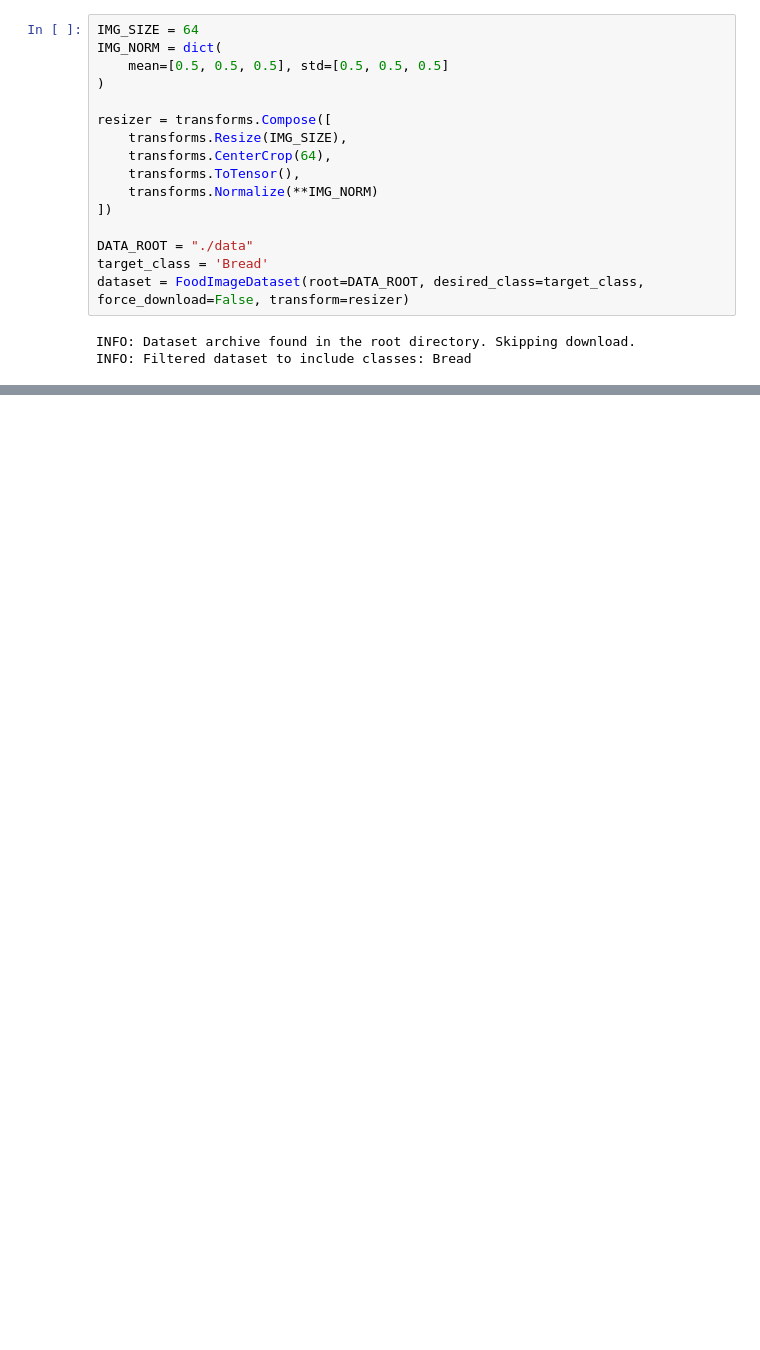
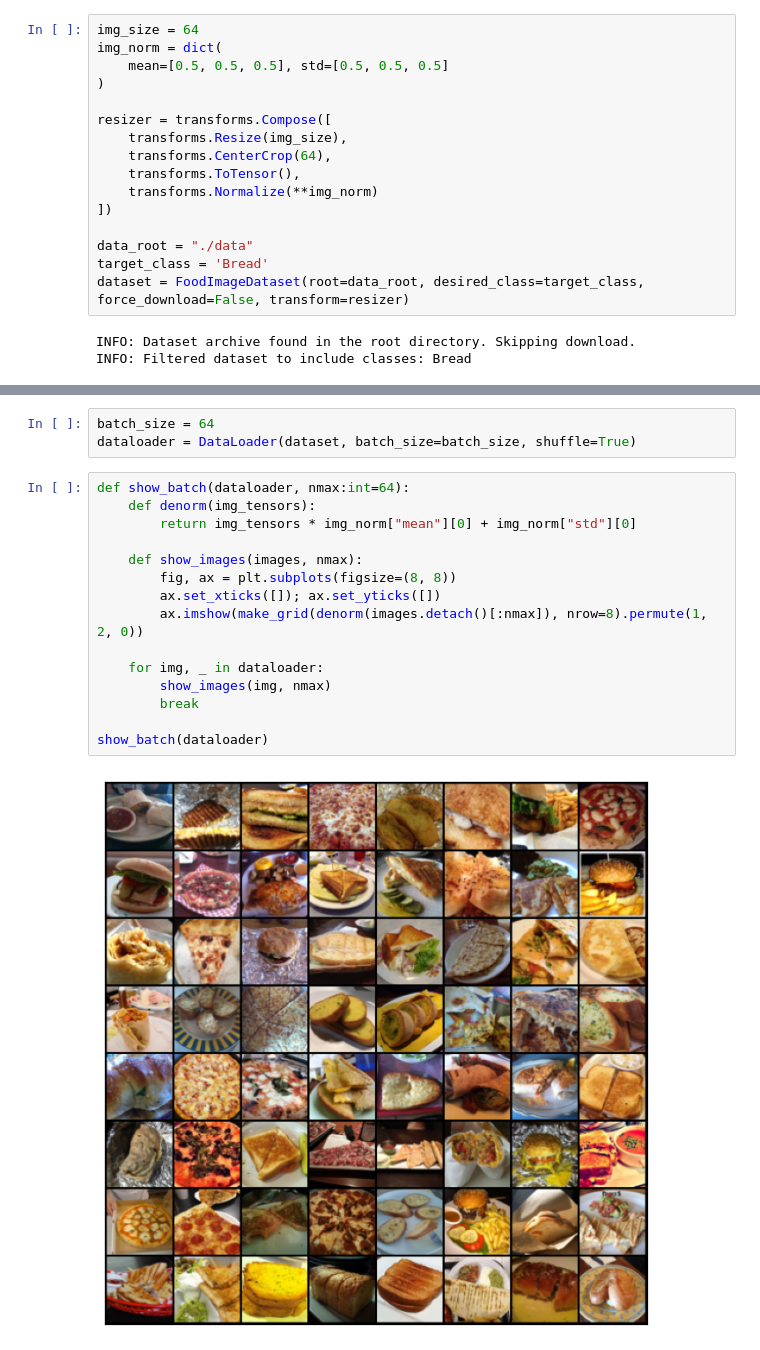
Before and after one commit to haesol1013/2024-1_dAiv_Project_Team3, a Jupyter notebook: GAN.ipynb, the cells around one changed output, grey strips where cells are left out. Saved outputs shown, nothing was run; the diff lists cells and outputs as text; blank space fills up the shorter version.

Commit message:
feat: add DataLoader

```diff
--- a/GAN.ipynb
+++ b/GAN.ipynb
@@ -35,21 +38,21 @@ class FoodImageDataset(torchvision.datasets.ImageFolder):
         else:
             print("INFO: Dataset archive found in the root directory. Skipping download.")
 # %%
-IMG_SIZE = 64
-IMG_NORM = dict(
+img_size = 64
+img_norm = dict(
     mean=[0.5, 0.5, 0.5], std=[0.5, 0.5, 0.5]
 )
 
 resizer = transforms.Compose([
-    transforms.Resize(IMG_SIZE),
+    transforms.Resize(img_size),
     transforms.CenterCrop(64),
     transforms.ToTensor(),
-    transforms.Normalize(**IMG_NORM)
+    transforms.Normalize(**img_norm)
 ])
 
-DATA_ROOT = "./data"
+data_root = "./data"
 target_class = 'Bread'
-dataset = FoodImageDataset(root=DATA_ROOT, desired_class=target_class, force_download=False, transform=resizer)
+dataset = FoodImageDataset(root=data_root, desired_class=target_class, force_download=False, transform=resizer)
 # %% [output]
 INFO: Dataset archive found in the root directory. Skipping download.
 INFO: Filtered dataset to include classes: Bread
@@ -59,0 +61,20 @@ AttributeError: 'FoodImageDataset' object has no attribute 'size'
+# %%
+batch_size = 64
+dataloader = DataLoader(dataset, batch_size=batch_size, shuffle=True)
+# %%
+def show_batch(dataloader, nmax:int=64):
+    def denorm(img_tensors):
+        return img_tensors * img_norm["mean"][0] + img_norm["std"][0]
+
+    def show_images(images, nmax):
+        fig, ax = plt.subplots(figsize=(8, 8))
+        ax.set_xticks([]); ax.set_yticks([])
+        ax.imshow(make_grid(denorm(images.detach()[:nmax]), nrow=8).permute(1, 2, 0))
+
+    for img, _ in dataloader:
+        show_images(img, nmax)
+        break
+
+show_batch(dataloader)
+# %% [output]
+[figure, added]
```
Also changed, not shown: parts of 3 cells of this notebook.
